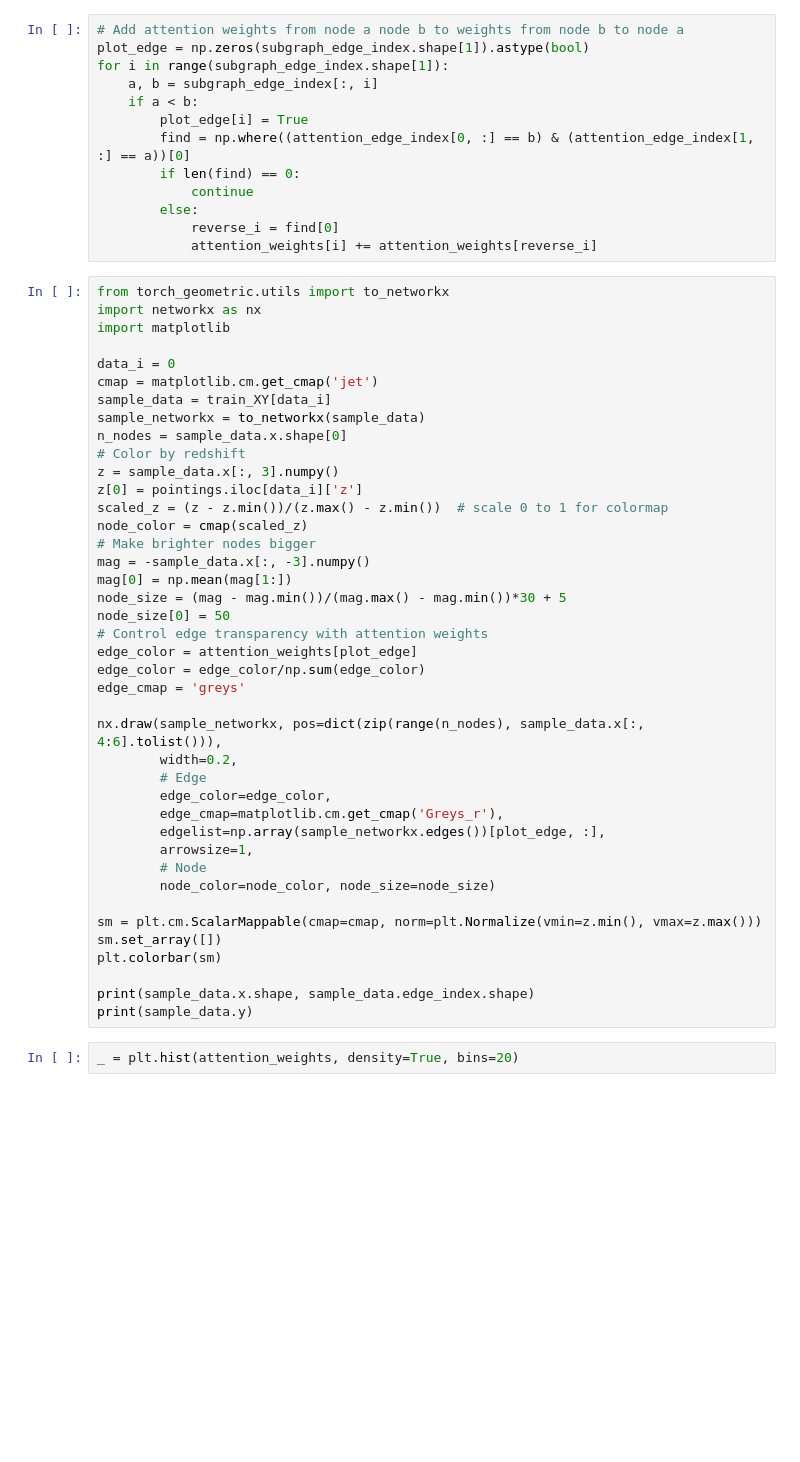
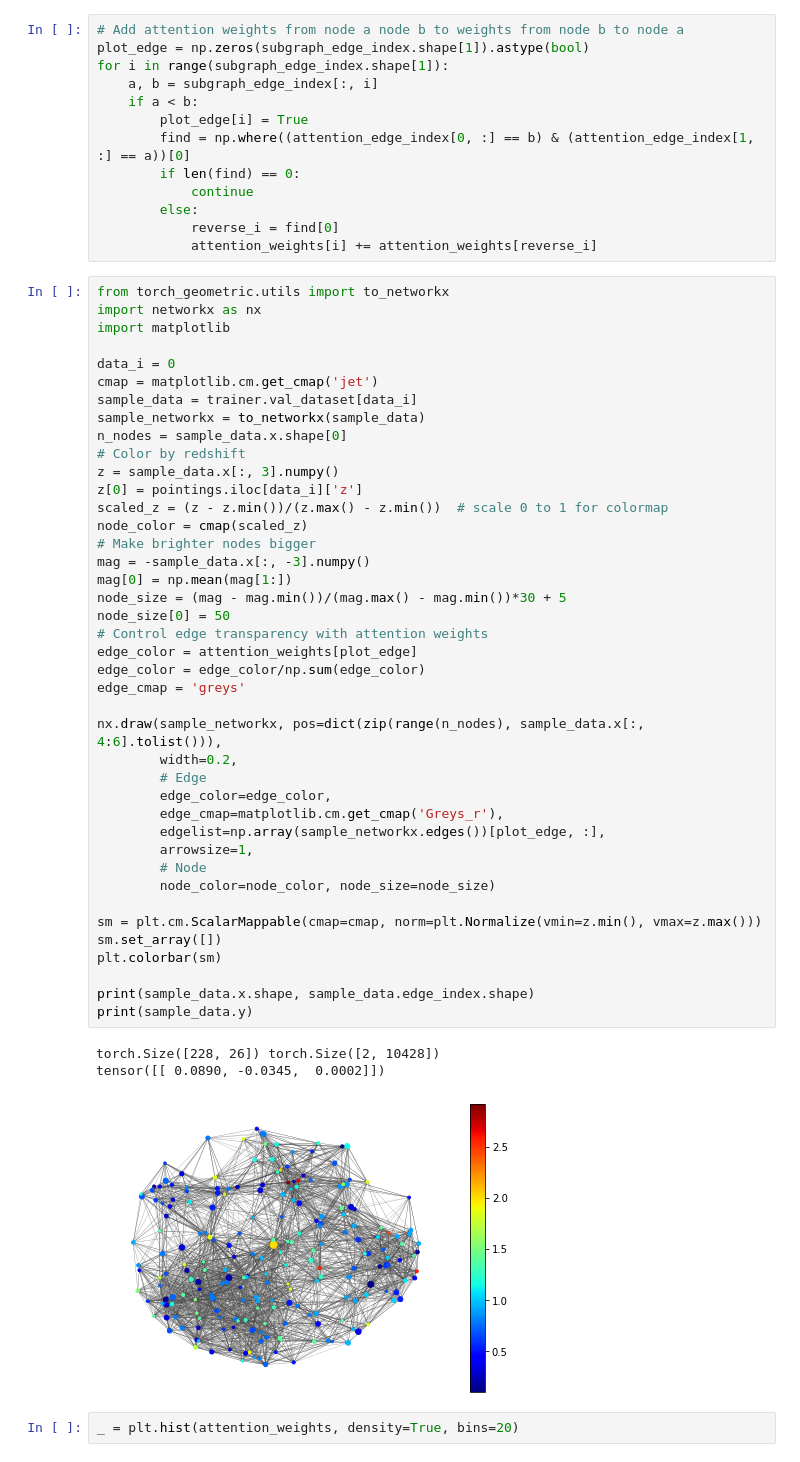
Before and after one commit to jiwoncpark/node-to-joy, a Jupyter notebook: demo/[Tutorial]_Visualize_Single_Sightline_Subgraph_with_Attention.ipynb, the cells around one changed output. Cells and saved outputs as stored; diff of their text form; blank space fills up the shorter version.

```diff
--- a/demo/[Tutorial]_Visualize_Single_Sightline_Subgraph_with_Attention.ipynb
+++ b/demo/[Tutorial]_Visualize_Single_Sightline_Subgraph_with_Attention.ipynb
@@ -233,40 +260,44 @@ import matplotlib
 
 data_i = 0
 cmap = matplotlib.cm.get_cmap('jet')
-sample_data = train_XY[data_i]
+sample_data = trainer.val_dataset[data_i]
 sample_networkx = to_networkx(sample_data)
 n_nodes = sample_data.x.shape[0]
 # Color by redshift
 z = sample_data.x[:, 3].numpy()
 z[0] = pointings.iloc[data_i]['z']
 scaled_z = (z - z.min())/(z.max() - z.min())  # scale 0 to 1 for colormap
 node_color = cmap(scaled_z)
 # Make brighter nodes bigger
 mag = -sample_data.x[:, -3].numpy()
 mag[0] = np.mean(mag[1:])
 node_size = (mag - mag.min())/(mag.max() - mag.min())*30 + 5
 node_size[0] = 50
 # Control edge transparency with attention weights
 edge_color = attention_weights[plot_edge]
 edge_color = edge_color/np.sum(edge_color)
 edge_cmap = 'greys'
 
 nx.draw(sample_networkx, pos=dict(zip(range(n_nodes), sample_data.x[:, 4:6].tolist())),
         width=0.2,
         # Edge
         edge_color=edge_color,
         edge_cmap=matplotlib.cm.get_cmap('Greys_r'),
         edgelist=np.array(sample_networkx.edges())[plot_edge, :],
         arrowsize=1,
         # Node
         node_color=node_color, node_size=node_size)
 
 sm = plt.cm.ScalarMappable(cmap=cmap, norm=plt.Normalize(vmin=z.min(), vmax=z.max()))
 sm.set_array([])
 plt.colorbar(sm)
 
 print(sample_data.x.shape, sample_data.edge_index.shape)
 print(sample_data.y)
+# %% [output]
+torch.Size([228, 26]) torch.Size([2, 10428])
+tensor([[ 0.0890, -0.0345,  0.0002]])
+[figure, added]
 # %%
 _ = plt.hist(attention_weights, density=True, bins=20)
 # %%
```
Also changed, not shown: parts of 7 cells of this notebook, 2 other files.
